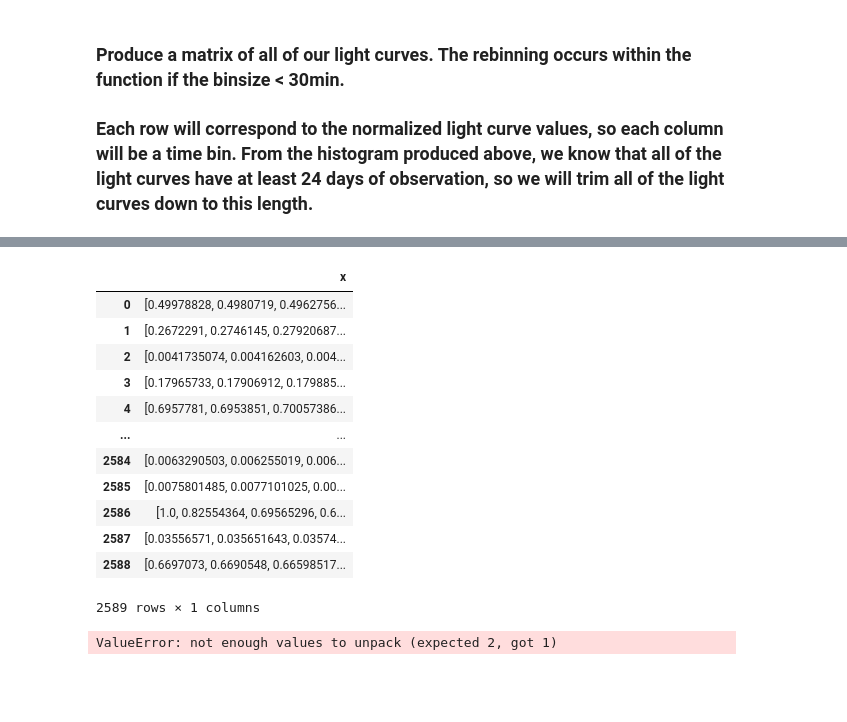
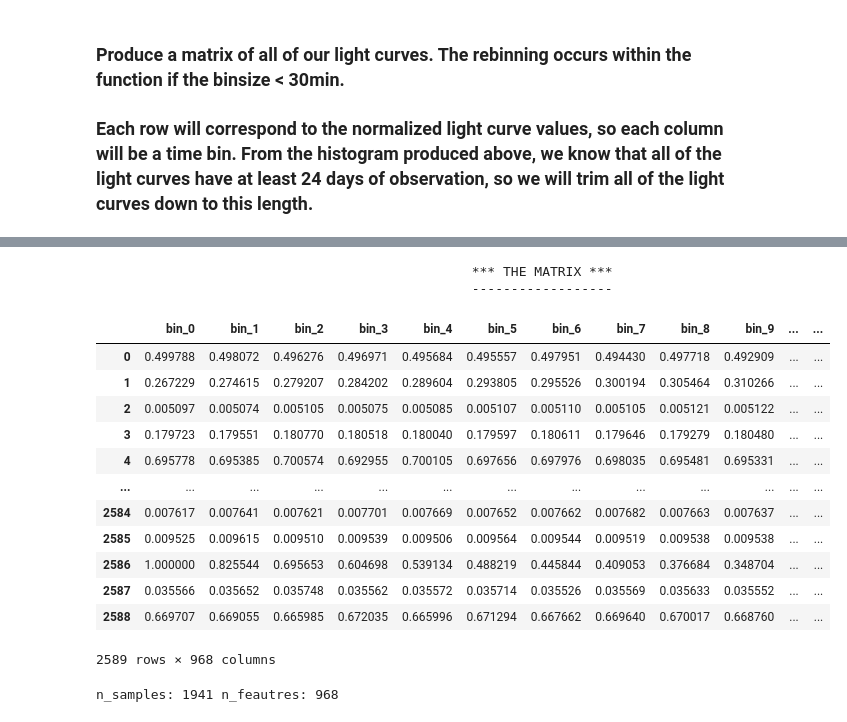
Before and after one commit to wbroem/MScThesis, a Jupyter notebook: Implement_ML.ipynb, the cells around one changed output, grey strips where cells are left out. Cells and saved outputs as stored; diff of their text form; code cells hidden in the pictures; blank space fills up the shorter version.

Commit message:
constructed the matrix, rebinning function completed

```diff
--- a/Implement_ML.ipynb
+++ b/Implement_ML.ipynb
@@ -107,16 +118,0 @@ x = np.array(produce_the_matrix())
-# %%
-x_df
-# %% [output]
-|  | x |
-| 0 | [0.49978828, 0.4980719, 0.4962756... |
-| 1 | [0.2672291, 0.2746145, 0.27920687... |
-| 2 | [0.0041735074, 0.004162603, 0.004... |
-| 3 | [0.17965733, 0.17906912, 0.179885... |
-| 4 | [0.6957781, 0.6953851, 0.70057386... |
-| ... | ... |
-| 2584 | [0.0063290503, 0.006255019, 0.006... |
-| 2585 | [0.0075801485, 0.0077101025, 0.00... |
-| 2586 | [1.0, 0.82554364, 0.69565296, 0.6... |
-| 2587 | [0.03556571, 0.035651643, 0.03574... |
-| 2588 | [0.6697073, 0.6690548, 0.66598517... |
-2589 rows × 1 columns
@@ -127,10 +121,40 @@ x_df
+# %%
+n_bins = 968
+matrix_df = {}
+for i in range(n_bins):
+    col = []
+    for j in range(len(matrix)):
+        col.append(matrix[j][i])
+    matrix_df.setdefault(f'bin_{i}', col)
+
+matrix_df = pd.DataFrame(matrix_df)
+# %%
+#matrix_df.to_csv('TheMatrix_968_bins.csv')
+print('\n\t\t\t\t\t\t*** THE MATRIX ***\n\t\t\t\t\t\t------------------')
+matrix_df
+# %% [output]
+                                                *** THE MATRIX ***
+                                                ------------------
+|  | bin_0 | bin_1 | bin_2 | bin_3 | bin_4 | bin_5 | bin_6 | bin_7 | bin_8 | bin_9 | ... | ... |
+| 0 | 0.499788 | 0.498072 | 0.496276 | 0.496971 | 0.495684 | 0.495557 | 0.497951 | 0.494430 | 0.497718 | 0.492909 | ... | ... |
+| 1 | 0.267229 | 0.274615 | 0.279207 | 0.284202 | 0.289604 | 0.293805 | 0.295526 | 0.300194 | 0.305464 | 0.310266 | ... | ... |
+| 2 | 0.005097 | 0.005074 | 0.005105 | 0.005075 | 0.005085 | 0.005107 | 0.005110 | 0.005105 | 0.005121 | 0.005122 | ... | ... |
+| 3 | 0.179723 | 0.179551 | 0.180770 | 0.180518 | 0.180040 | 0.179597 | 0.180611 | 0.179646 | 0.179279 | 0.180480 | ... | ... |
+| 4 | 0.695778 | 0.695385 | 0.700574 | 0.692955 | 0.700105 | 0.697656 | 0.697976 | 0.698035 | 0.695481 | 0.695331 | ... | ... |
+| ... | ... | ... | ... | ... | ... | ... | ... | ... | ... | ... | ... | ... |
+| 2584 | 0.007617 | 0.007641 | 0.007621 | 0.007701 | 0.007669 | 0.007652 | 0.007662 | 0.007682 | 0.007663 | 0.007637 | ... | ... |
+| 2585 | 0.009525 | 0.009615 | 0.009510 | 0.009539 | 0.009506 | 0.009564 | 0.009544 | 0.009519 | 0.009538 | 0.009538 | ... | ... |
+| 2586 | 1.000000 | 0.825544 | 0.695653 | 0.604698 | 0.539134 | 0.488219 | 0.445844 | 0.409053 | 0.376684 | 0.348704 | ... | ... |
+| 2587 | 0.035566 | 0.035652 | 0.035748 | 0.035562 | 0.035572 | 0.035714 | 0.035526 | 0.035569 | 0.035633 | 0.035552 | ... | ... |
+| 2588 | 0.669707 | 0.669055 | 0.665985 | 0.672035 | 0.665996 | 0.671294 | 0.667662 | 0.669640 | 0.670017 | 0.668760 | ... | ... |
+2589 rows × 968 columns
 # %%
 from sklearn.model_selection import train_test_split
-train, test = train_test_split(x, test_size=0.25, random_state=0)
+train, test = train_test_split(matrix_df, test_size=0.25, random_state=0)
 n_samples, n_features = train.shape
 print('n_samples:', n_samples, 'n_feautres:', n_features)
 # %% [output]
-ValueError: not enough values to unpack (expected 2, got 1)
+n_samples: 1941 n_feautres: 968
 # %%
 train.shape, test.shape
 # %% [output]
```
Also changed, not shown: parts of 13 cells of this notebook, 1 other file.
